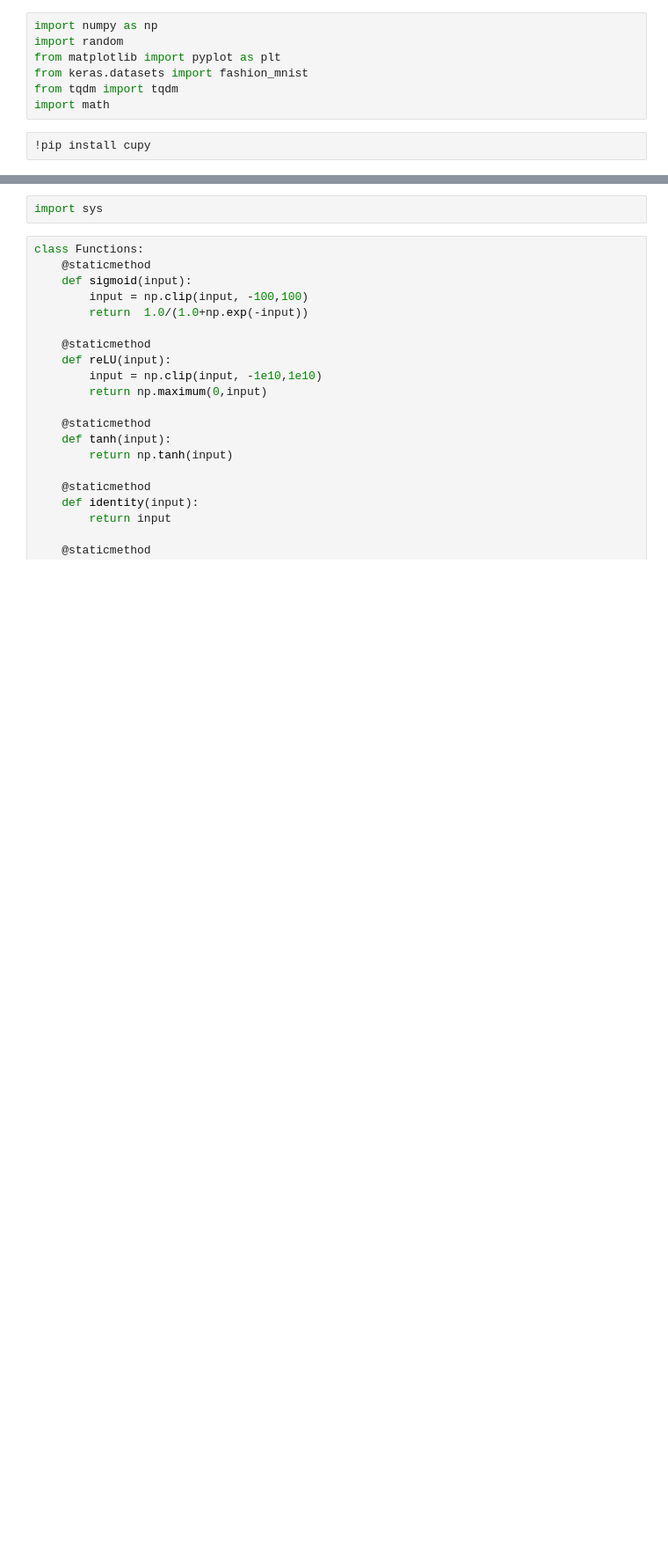
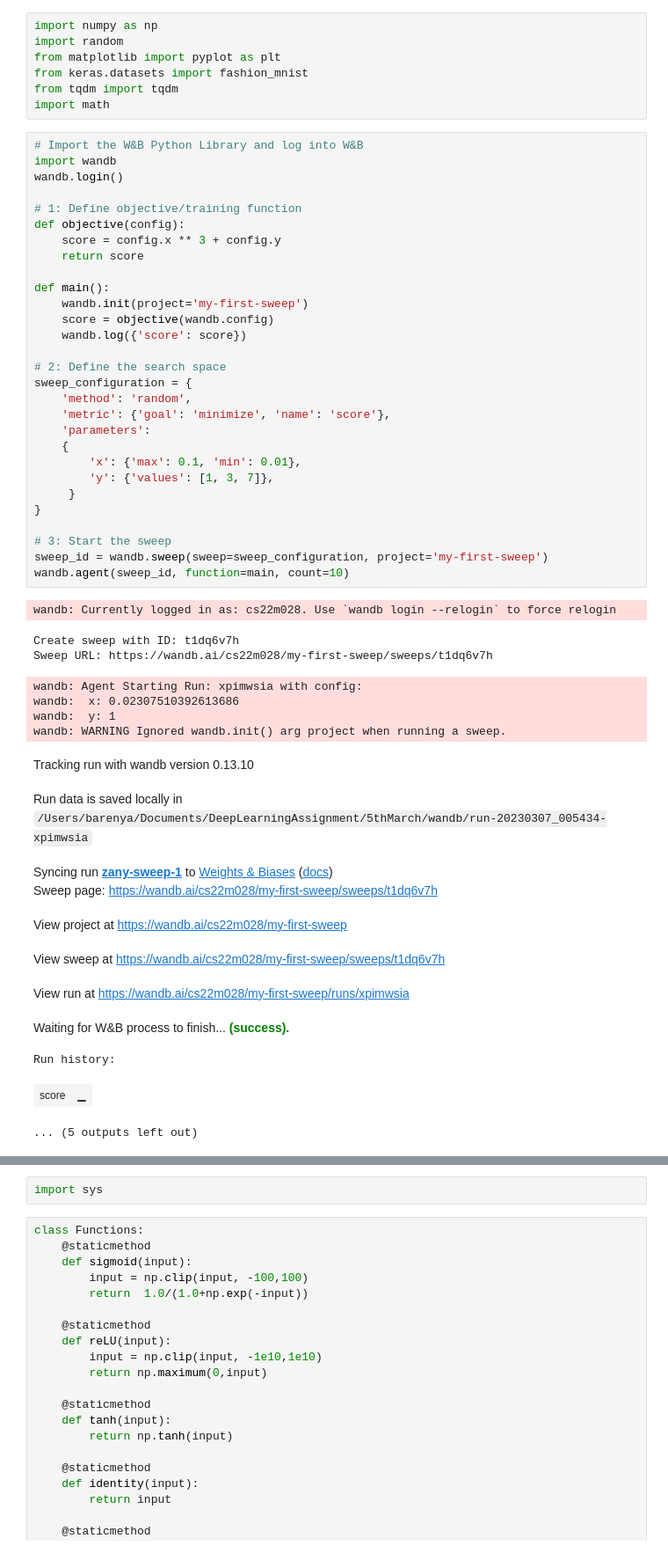
Before and after one commit to Barenya255/Artificial-Deep-Neural-Network-Library, a Jupyter notebook: DLAssignment.ipynb, the cells around one changed output, grey strips where cells are left out. Shown at 88% size. Saved outputs shown, nothing was run; the diff lists cells and outputs as text; blank space fills up the shorter version.

Commit message:
Update DLAssignment.ipynb
added some sweep func

```diff
--- a/DLAssignment.ipynb
+++ b/DLAssignment.ipynb
@@ -5,8 +5,54 @@ from matplotlib import pyplot as plt
 from keras.datasets import fashion_mnist
 from tqdm import tqdm
 import math
-# %%
-!pip install cupy
+# %%
+# Import the W&B Python Library and log into W&B
+import wandb
+wandb.login()
+
+# 1: Define objective/training function
+def objective(config):
+    score = config.x ** 3 + config.y
+    return score
+
+def main():
+    wandb.init(project='my-first-sweep')
+    score = objective(wandb.config)
+    wandb.log({'score': score})
+
+# 2: Define the search space
+sweep_configuration = {
+    'method': 'random',
+    'metric': {'goal': 'minimize', 'name': 'score'},
+    'parameters':
+    {
+        'x': {'max': 0.1, 'min': 0.01},
+        'y': {'values': [1, 3, 7]},
+     }
+}
+
+# 3: Start the sweep
+sweep_id = wandb.sweep(sweep=sweep_configuration, project='my-first-sweep')
+wandb.agent(sweep_id, function=main, count=10)
+# %% [output]
+wandb: Currently logged in as: cs22m028. Use `wandb login --relogin` to force relogin
+Create sweep with ID: t1dq6v7h
+Sweep URL: https://wandb.ai/cs22m028/my-first-sweep/sweeps/t1dq6v7h
+wandb: Agent Starting Run: xpimwsia with config:
+wandb:  x: 0.02307510392613686
+wandb:  y: 1
+wandb: WARNING Ignored wandb.init() arg project when running a sweep.
+Tracking run with wandb version 0.13.10
+Run data is saved locally in /Users/barenya/Documents/DeepLearningAssignment/5thMarch/wandb/run-20230307_005434-xpimwsia
+Syncing run zany-sweep-1 to Weights & Biases (docs)
+Sweep page: https://wandb.ai/cs22m028/my-first-sweep/sweeps/t1dq6v7h
+View project at https://wandb.ai/cs22m028/my-first-sweep
+View sweep at https://wandb.ai/cs22m028/my-first-sweep/sweeps/t1dq6v7h
+View run at https://wandb.ai/cs22m028/my-first-sweep/runs/xpimwsia
+Waiting for W&B process to finish... (success).
+Run history:
+| score | ▁ |
+... (5 outputs left out)
 # %%
 class PreProc:
     def __init__(self):
```
Also changed, not shown: parts of 5 cells of this notebook.
